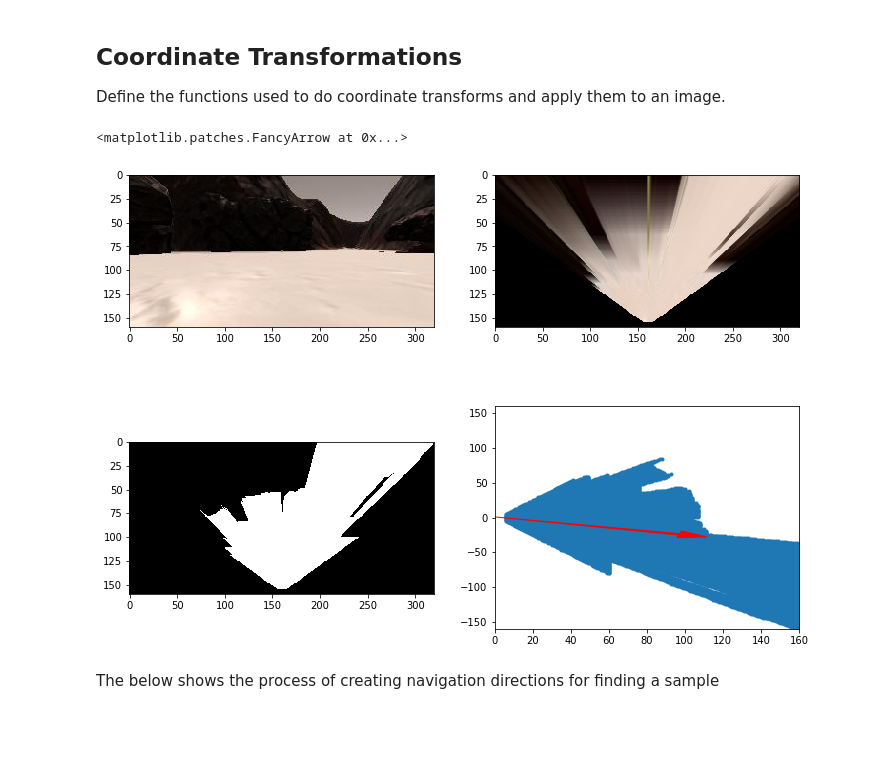
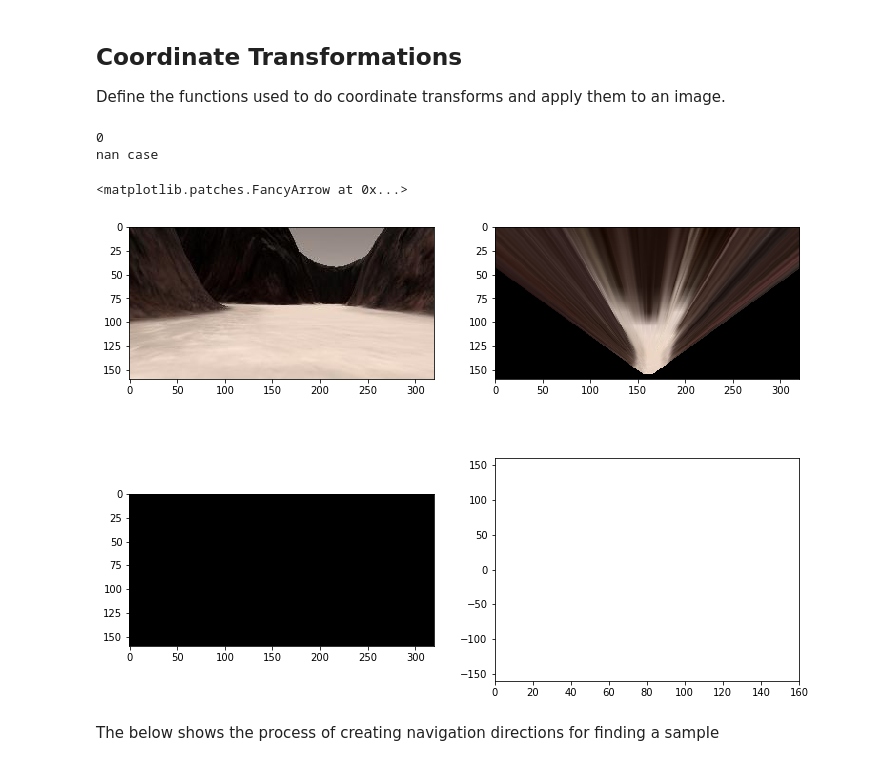
Before and after one commit to iFoxbox/RoboND-Rover-Project, a Jupyter notebook: code/Rover_Project_Test_Notebook.ipynb, the cells around one changed output. Cells and saved outputs as stored; diff of their text form; code cells hidden in the pictures; blank space fills up the shorter version.

Commit message:
Trouble finding a rock

```diff
--- a/code/Rover_Project_Test_Notebook.ipynb
+++ b/code/Rover_Project_Test_Notebook.ipynb
@@ -292,36 +292,44 @@ def pix_to_world(xpix, ypix, xpos, ypos, yaw, world_size, scale):
     return x_pix_world, y_pix_world
 
 # Grab another random image
 idx = np.random.randint(0, len(img_list)-1)
 image = mpimg.imread(img_list[idx])
 warped = perspect_transform(image, source, destination)
-threshed = color_thresh(warped)
+threshed = highlight_rock(warped)
 
 # Calculate pixel values in rover-centric coords and distance/angle to all pixels
 xpix, ypix = rover_coords(threshed)
 dist, angles = to_polar_coords(xpix, ypix)
 mean_dir = np.mean(angles)
 mean_dist = np.mean(dist)
+
+print(len(angles))
+if not angles.any():
+    print("nan case")
+else:
+    print(np.nanmean(angles * 180/np.pi))
 
 # Do some plotting
 fig = plt.figure(figsize=(12,9))
 plt.subplot(221)
 plt.imshow(image)
 plt.subplot(222)
 plt.imshow(warped)
 plt.subplot(223)
 plt.imshow(threshed, cmap='gray')
 plt.subplot(224)
 plt.plot(xpix, ypix, '.')
 plt.ylim(-160, 160)
 plt.xlim(0, 160)
 arrow_length = 100
 x_arrow = arrow_length * np.cos(mean_dir)
 y_arrow = arrow_length * np.sin(mean_dir)
 plt.arrow(0, 0, x_arrow, y_arrow, color='red', zorder=2, head_width=10, width=2)
 # %% [output]
-<matplotlib.patches.FancyArrow at 0x...>
+0
+nan case
+<matplotlib.patches.FancyArrow at 0x...>
-[figure, old version]
+[figure, new version]
 # %% [markdown]
 The below shows the process of creating navigation directions for finding a sample
 # %%
```
Also changed, not shown: parts of 7 cells of this notebook, 4 other files.
